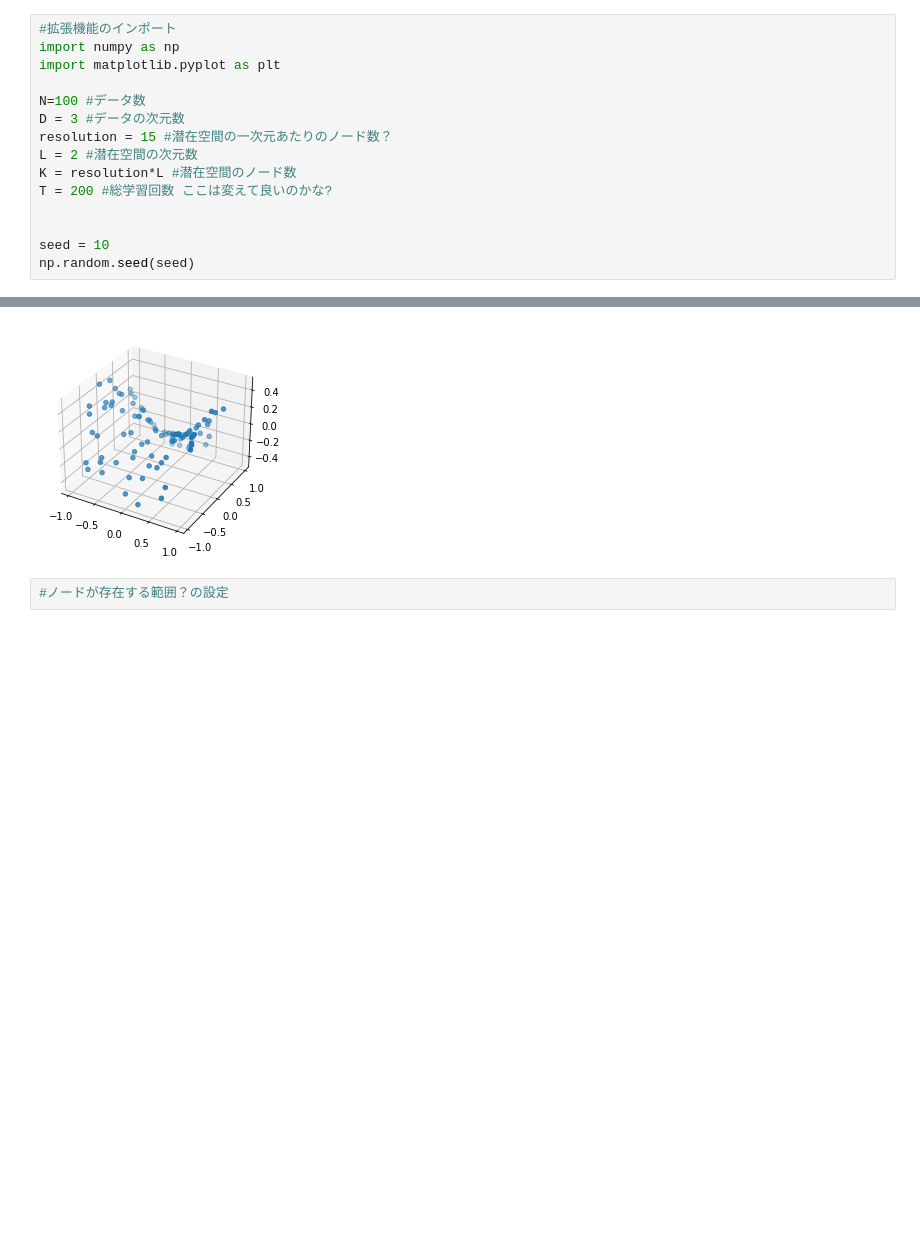
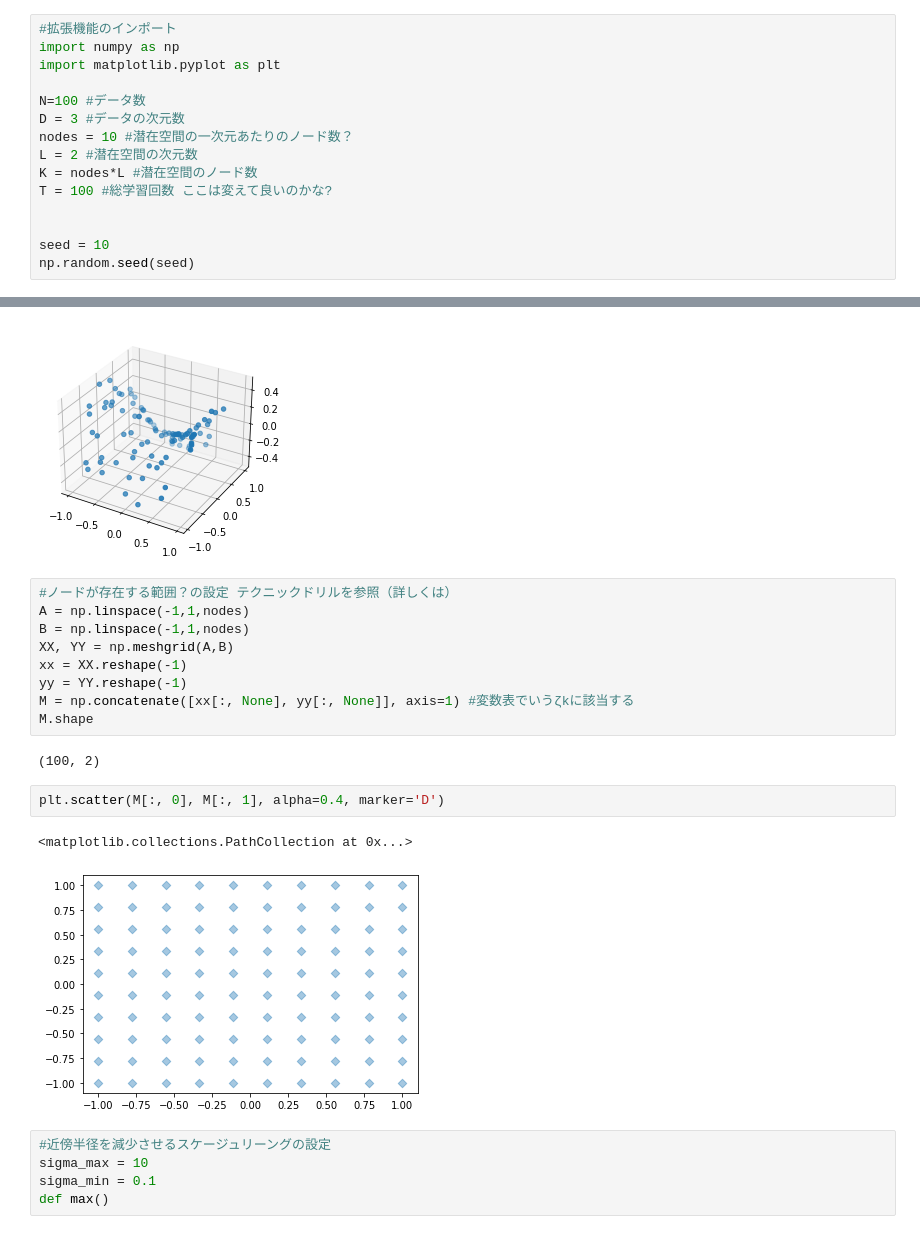
Before and after one commit to furukawa-laboratory/rookies_workout_2021, a Jupyter notebook: som/ando_som_training.ipynb, the cells around one changed output, grey strips where cells are left out. Saved outputs shown, nothing was run; the diff lists cells and outputs as text; blank space fills up the shorter version.

```diff
--- a/som/ando_som_training.ipynb
+++ b/som/ando_som_training.ipynb
@@ -5,10 +5,10 @@ import matplotlib.pyplot as plt
 
 N=100 #データ数
 D = 3 #データの次元数
-resolution = 15 #潜在空間の一次元あたりのノード数？
+nodes = 10 #潜在空間の一次元あたりのノード数？
 L = 2 #潜在空間の次元数
-K = resolution*L #潜在空間のノード数
-T = 200 #総学習回数 ここは変えて良いのかな?
+K = nodes*L #潜在空間のノード数
+T = 100 #総学習回数 ここは変えて良いのかな?
 
 
 seed = 10
@@ -39,5 +43,24 @@ ax.scatter(X[:, 0], X[:, 1], X[:, 2])
 plt.show()
 # %% [output]
 [figure]
-# %%
-#ノードが存在する範囲？の設定
+# %%
+#ノードが存在する範囲？の設定 テクニックドリルを参照（詳しくは）
+A = np.linspace(-1,1,nodes)
+B = np.linspace(-1,1,nodes)
+XX, YY = np.meshgrid(A,B)
+xx = XX.reshape(-1)
+yy = YY.reshape(-1)
+M = np.concatenate([xx[:, None], yy[:, None]], axis=1) #変数表でいうζkに該当する
+M.shape
+# %% [output]
+(100, 2)
+# %%
+plt.scatter(M[:, 0], M[:, 1], alpha=0.4, marker='D')
+# %% [output]
+<matplotlib.collections.PathCollection at 0x...>
+[figure, added]
+# %%
+#近傍半径を減少させるスケージュリーングの設定
+sigma_max = 10
+sigma_min = 0.1
+def max()
```
Also changed, not shown: parts of 1 cell of this notebook, 1 other file.
